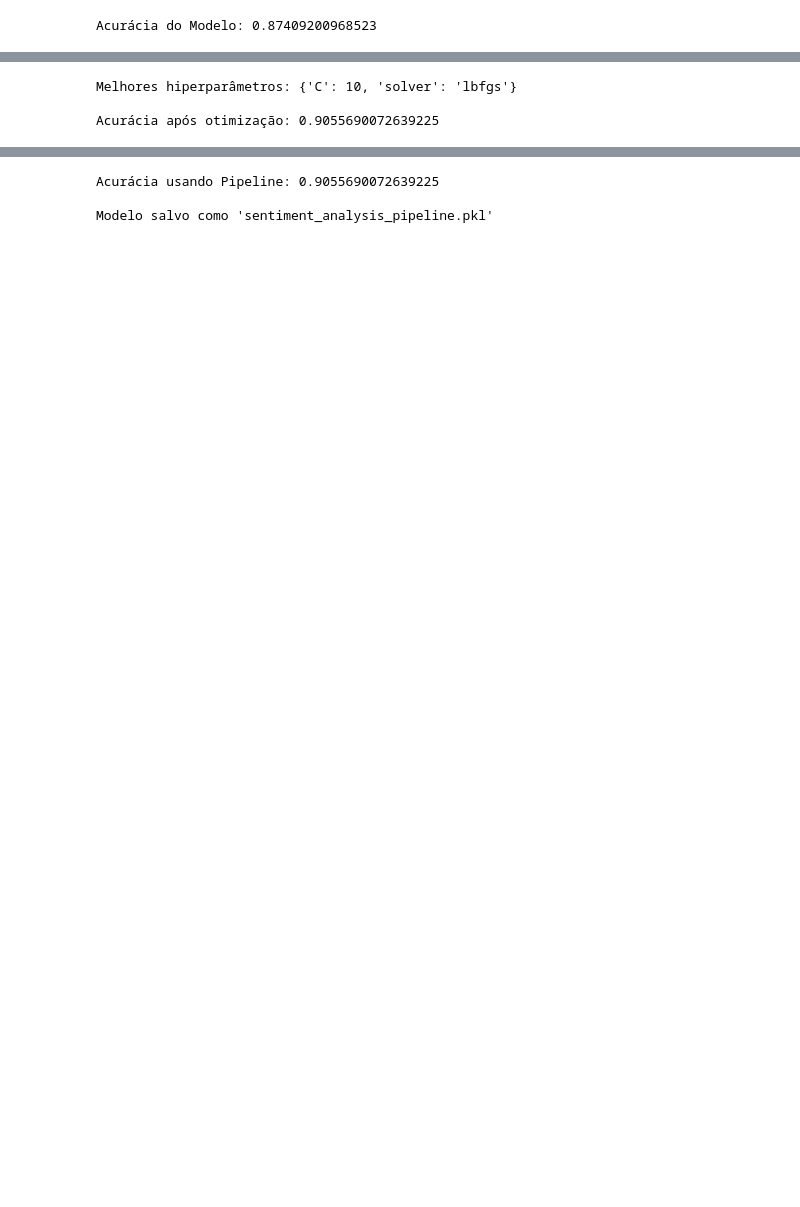
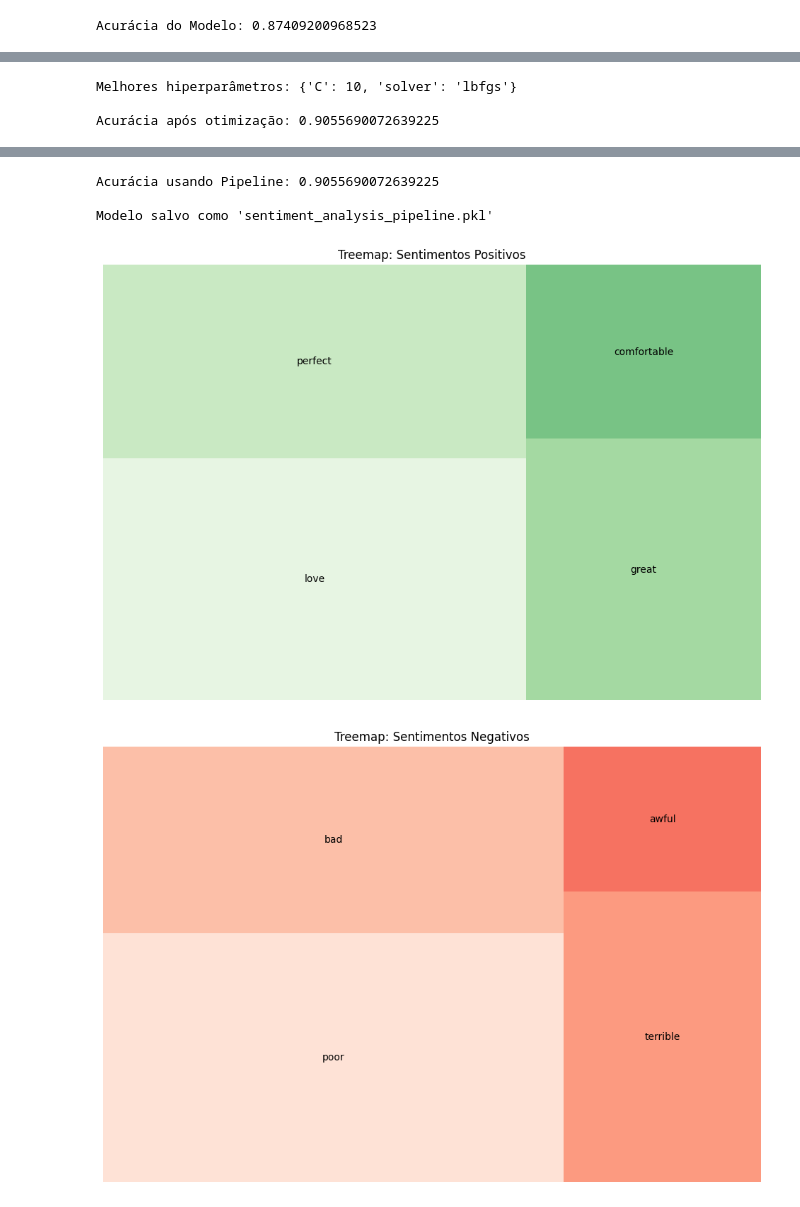
Before and after one commit to jcbertucci/MVP-Sprint-Machine-Learning-Analytics-40530010056_20240_02-, a Jupyter notebook: Machine_Learning_&_Analytics_(40530010056_20240_02).ipynb, the cells around one changed output, grey strips where cells are left out. Drawn from its saved outputs; the diff is of its cells as text; code cells hidden in the pictures; blank space fills up the shorter version.

```diff
--- a/Machine_Learning_&_Analytics_(40530010056_20240_02).ipynb
+++ b/Machine_Learning_&_Analytics_(40530010056_20240_02).ipynb
@@ -151,36 +151,57 @@ print("\nAcurácia usando Pipeline:", accuracy_score(y_test, y_pipeline_pred))
 # ========================================
 joblib.dump(pipeline, 'sentiment_analysis_pipeline.pkl')
 print("\nModelo salvo como 'sentiment_analysis_pipeline.pkl'")
+
+# ========================================
+# 12. Treemap de Sentimentos
+# ========================================
+data = {
+    "word": ["love", "perfect", "great", "comfortable", "poor", "bad", "terrible", "awful"],
+    "frequency": [150, 120, 90, 60, 40, 30, 20, 10],
+    "sentiment": ["positive", "positive", "positive", "positive", "negative", "negative", "negative", "negative"]
+}
+df_example = pd.DataFrame(data)
+
+for sentiment, color, title in [("positive", "Greens", "Treemap: Sentimentos Positivos"),
+                                ("negative", "Reds", "Treemap: Sentimentos Negativos")]:
+    sentiment_data = df_example[df_example['sentiment'] == sentiment]
+    plt.figure(figsize=(12, 8))
+    squarify.plot(sizes=sentiment_data['frequency'], label=sentiment_data['word'], color=sns.color_palette(color), alpha=.8)
+    plt.title(title)
+    plt.axis('off')
+    plt.show()
 # %% [output]
 Requirement already satisfied: squarify in /usr/local/lib/python3.10/dist-packages (0.4.4)
 Planilhas disponíveis: ['amazon_uk_shoes_products_datase']
 Visualização inicial do dataset:
                                       url  \
 0  https://www.amazon.co.uk/dp/B07SBX32T5
 1  https://www.amazon.co.uk/dp/B07SBX32T5
 2  https://www.amazon.co.uk/dp/B07SBX32T5
 3  https://www.amazon.co.uk/dp/B07SBX32T5
 4  https://www.amazon.co.uk/dp/B08SW434MG
 
                                      Nome do produto Nome do avaliador  \
 0  Klasified Women's Transparent Clear Sneaker Sh...  Jocelyn McSayles
 ... (82 lines left out)
 50%       5.000000           1.000000            2021-12-24 02:28:00
 75%       5.000000           1.000000            2021-12-24 02:28:00
 max       5.000000           1.000000            2021-12-24 02:29:00
 std       1.348799           0.045772                            NaN
 [figure]
 Passing `palette` without assigning `hue` is deprecated and will be removed in v0.14.0. Assign the `x` variable to `hue` and set `legend=False` for the same effect.
 
   sns.countplot(x='compra verificada', data=df, palette='pastel')
 [figure]
 [figure]
 Acurácia do Modelo: 0.87409200968523
 [figure]
 Melhores hiperparâmetros: {'C': 10, 'solver': 'lbfgs'}
 
 Acurácia após otimização: 0.9055690072639225
 [figure]
 Acurácia usando Pipeline: 0.9055690072639225
 
 Modelo salvo como 'sentiment_analysis_pipeline.pkl'
+[figure, added]
+[figure, added]
```
